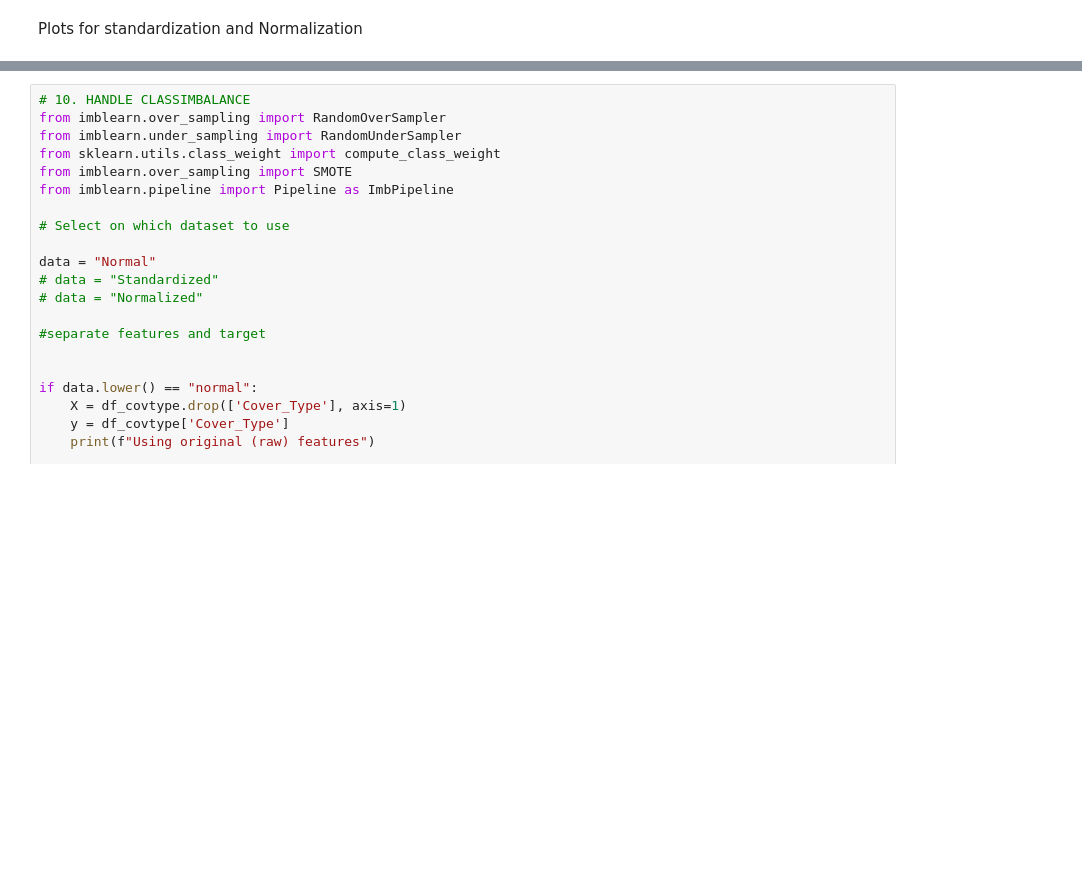
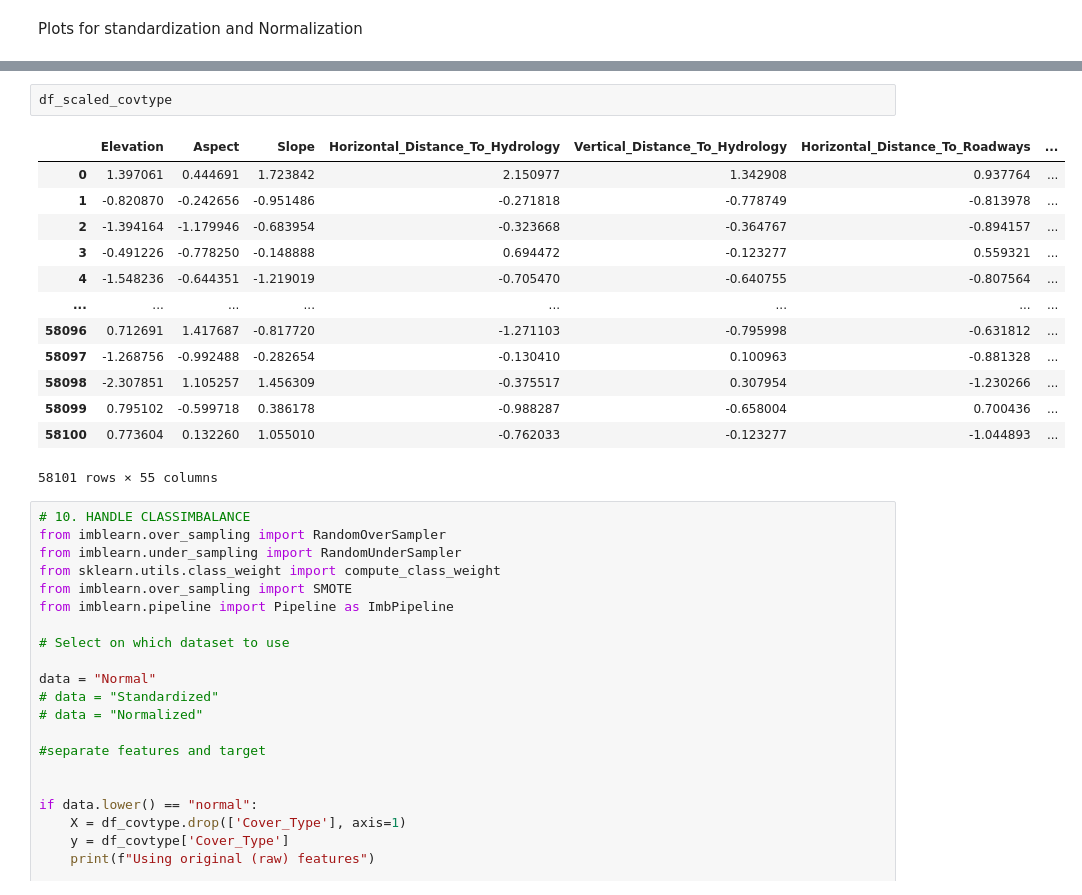
Before and after one commit to Ron-Lakeman/AppliedMachineLearning, a Jupyter notebook: EDA/eda_covtype.ipynb, the cells around one changed output, grey strips where cells are left out. Cells and saved outputs as stored; diff of their text form; blank space fills up the shorter version.

```diff
--- a/EDA/eda_covtype.ipynb
+++ b/EDA/eda_covtype.ipynb
@@ -304,6 +306,22 @@ df_scaled_covtype.to_csv("../Data_Preprocessed/covtype_scaled.csv", index=False)
 df_normalized_covtype.to_csv("../Data_Preprocessed/covtype_normalized.csv", index=False)
 # %% [output]
 [figure]
+# %%
+df_scaled_covtype
+# %% [output]
+|  | Elevation | Aspect | Slope | Horizontal_Distance_To_Hydrology | Vertical_Distance_To_Hydrology | Horizontal_Distance_To_Roadways | ... |
+| 0 | 1.397061 | 0.444691 | 1.723842 | 2.150977 | 1.342908 | 0.937764 | ... |
+| 1 | -0.820870 | -0.242656 | -0.951486 | -0.271818 | -0.778749 | -0.813978 | ... |
+| 2 | -1.394164 | -1.179946 | -0.683954 | -0.323668 | -0.364767 | -0.894157 | ... |
+| 3 | -0.491226 | -0.778250 | -0.148888 | 0.694472 | -0.123277 | 0.559321 | ... |
+| 4 | -1.548236 | -0.644351 | -1.219019 | -0.705470 | -0.640755 | -0.807564 | ... |
+| ... | ... | ... | ... | ... | ... | ... | ... |
+| 58096 | 0.712691 | 1.417687 | -0.817720 | -1.271103 | -0.795998 | -0.631812 | ... |
+| 58097 | -1.268756 | -0.992488 | -0.282654 | -0.130410 | 0.100963 | -0.881328 | ... |
+| 58098 | -2.307851 | 1.105257 | 1.456309 | -0.375517 | 0.307954 | -1.230266 | ... |
+| 58099 | 0.795102 | -0.599718 | 0.386178 | -0.988287 | -0.658004 | 0.700436 | ... |
+| 58100 | 0.773604 | 0.132260 | 1.055010 | -0.762033 | -0.123277 | -1.044893 | ... |
+58101 rows × 55 columns
 # %%
 # 10. HANDLE CLASSIMBALANCE
 from imblearn.over_sampling import RandomOverSampler
```
Also changed, not shown: parts of 1 cell of this notebook, 1 other file.
